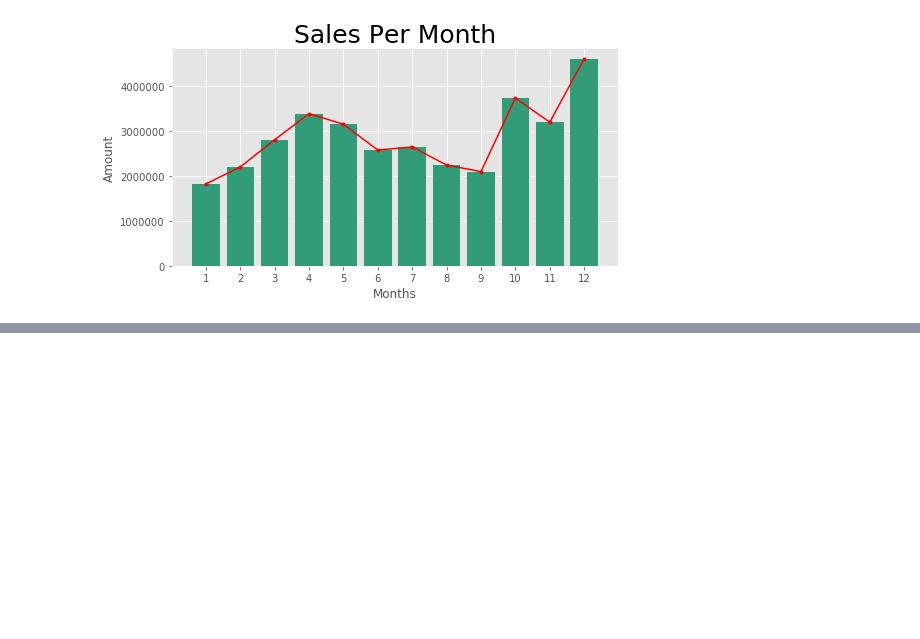
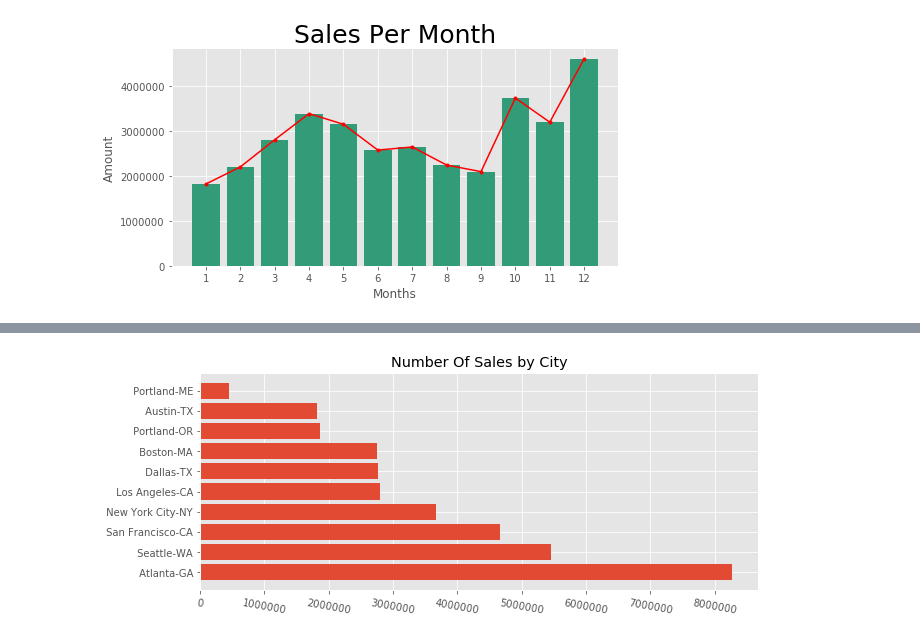
Before and after one commit to hildebrando001/Pandas-Sales-Analysis, a Jupyter notebook: Sales Analysis2.ipynb, the cells around one changed output, grey strips where cells are left out. Cells and saved outputs as stored; diff of their text form; code cells hidden in the pictures; blank space fills up the shorter version.

Commit message:
City barh chart

```diff
--- a/Sales Analysis2.ipynb
+++ b/Sales Analysis2.ipynb
@@ -219,6 +216,0 @@ sales['Total Price'].count()
-# %%
-x = np.arange(1,13,1)
-c = 0
-for i in x:
-    c += 1
-c
@@ -226,0 +228,11 @@ c
+# %%
+def get_city(address):
+    return address.split(',')[1]
+
+def get_state(address):
+    return address.split(',')[2].split(' ')[1]
+
+all_data['City'] = all_data['Purchase Address'].apply(lambda x: get_city(x) + '-' + get_state(x))
+
+# all_data['City'] = all_data['Purchase Address'].apply(lambda x: x.split(',')[1])
+all_data.head(3)
@@ -226,0 +244,3 @@ c
+# %%
+top_city = all_data.groupby('City').sum()
+top_city
@@ -226,0 +260,13 @@ c
+# %%
+fig, ax = plt.subplots(figsize=(10, 4))
+
+x = all_data['City'].unique()
+y = top_city['Total Price']
+
+plt.barh(x, y.sort_values(ascending=False))
+plt.title('Number Of Sales by City')
+plt.xticks(rotation=-10)
+
+plt.show()
+# %% [output]
+[figure, added]
```
Also changed, not shown: parts of 9 cells of this notebook.
